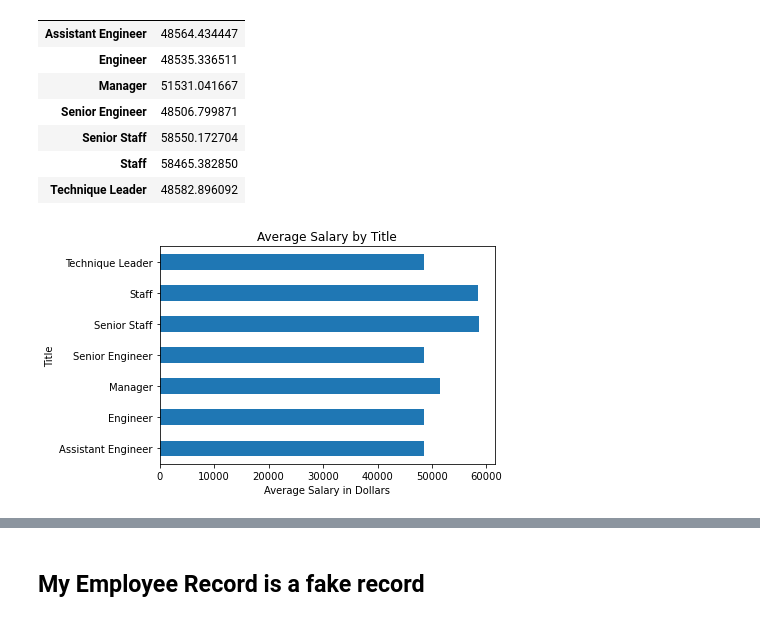
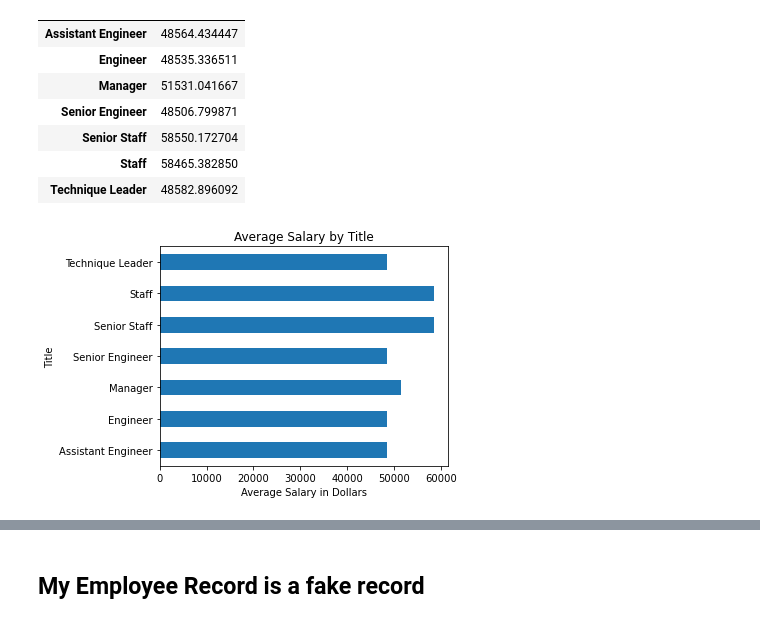
Before and after one commit to mmarange/sql-challenge, a Jupyter notebook: SQL challenge/EmployeeSQL/EmployeeSQL.ipynb, the cells around one changed output, grey strips where cells are left out. Drawn from its saved outputs; the diff is of its cells as text; code cells hidden in the pictures.

```diff
--- a/SQL challenge/EmployeeSQL/EmployeeSQL.ipynb
+++ b/SQL challenge/EmployeeSQL/EmployeeSQL.ipynb
@@ -129,9 +130,10 @@ salary_gby_mean
 # %%
 salary_gby_mean.plot.barh(legend = False)
 plt.xlabel('Average Salary in Dollars')
 plt.ylabel('Title')
 plt.title('Average Salary by Title')
-plt.savefig("BarChart .png")
+plt.savefig("BarChart.png", bbox_inches='tight')
+plt.tight_layout()
 plt.show()
 # %% [output]
-[figure, old version]
+[figure, new version]
```
Also changed, not shown: parts of 2 cells of this notebook, 6 other files.
